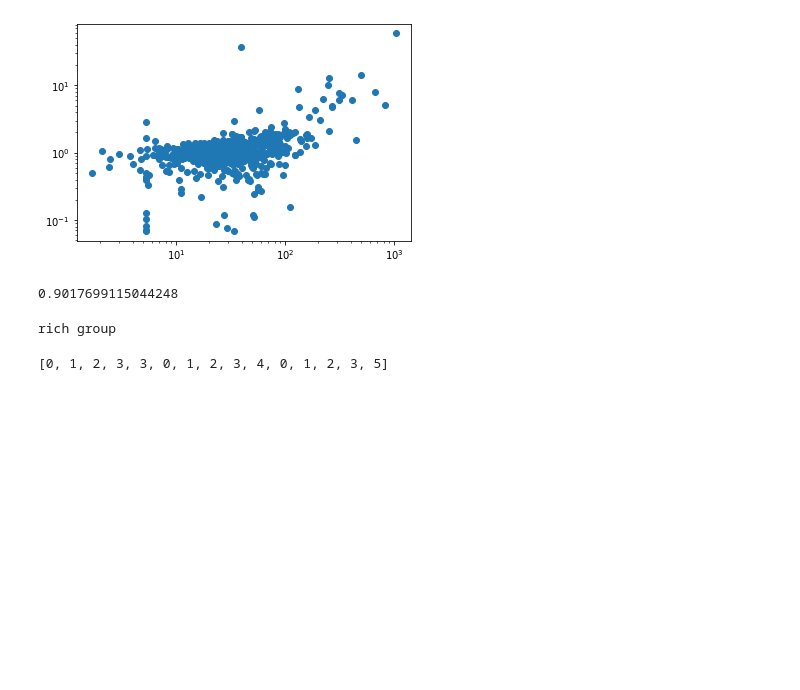
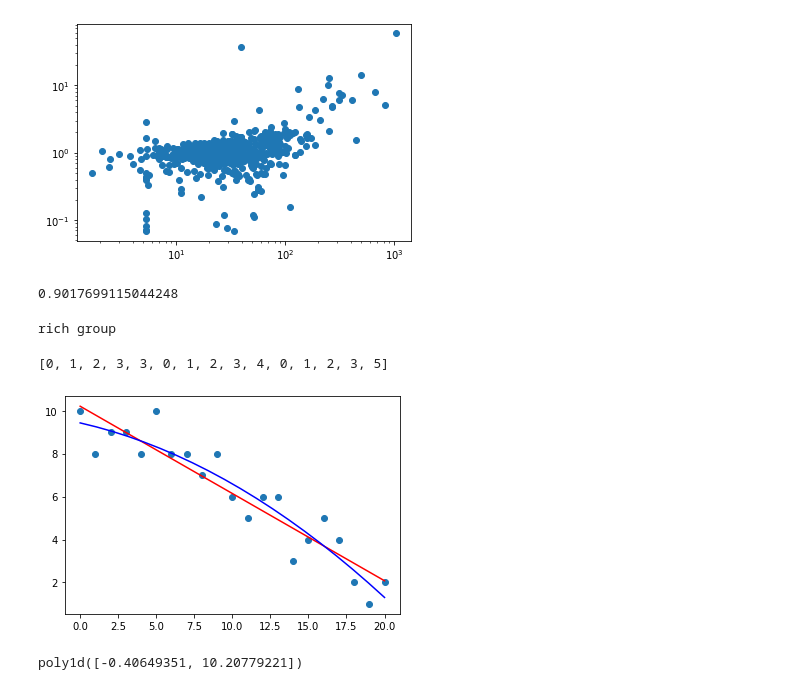
Before and after one commit to Kyssuber/GUI_odyssey, a Jupyter notebook: scrap.ipynb, the cells around one changed output. Cells and saved outputs as stored; diff of their text form; code cells hidden in the pictures; blank space fills up the shorter version.

```diff
--- a/scrap.ipynb
+++ b/scrap.ipynb
@@ -828,3 +828,22 @@ test_array2 = np.array([0,1,2,3,5])
 np.ndarray.tolist(np.concatenate([test_list,test_array,test_array2]))
 # %% [output]
 [0, 1, 2, 3, 3, 0, 1, 2, 3, 4, 0, 1, 2, 3, 5]
+# %%
+x1=np.array([0,1,2,3,4,5,6,7,8,9,10,11,12,13,14,15,16,17,18,19,20])
+y1=np.array([10,8,9,9,8,10,8,8,7,8,6,5,6,6,3,4,5,4,2,1,2])
+plt.scatter(x1,y1)
+p1 = np.poly1d(np.polyfit(x1,y1,1))
+p2 = np.poly1d(np.polyfit(x1,y1,2))
+
+x_p = np.linspace(0,20,20)
+
+plt.plot(x_p,p1(x_p),color='red')
+plt.plot(x_p,p2(x_p),color='blue')
+
+plt.show()
+# %% [output]
+[figure, added]
+# %%
+p1
+# %% [output]
+poly1d([-0.40649351, 10.20779221])
```
Also changed, not shown: 2 other files.
